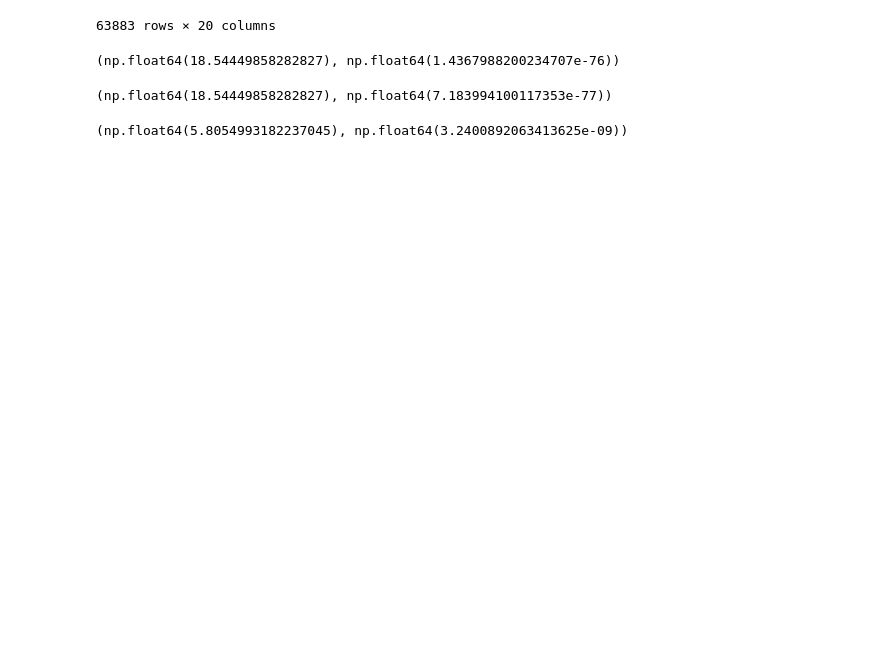
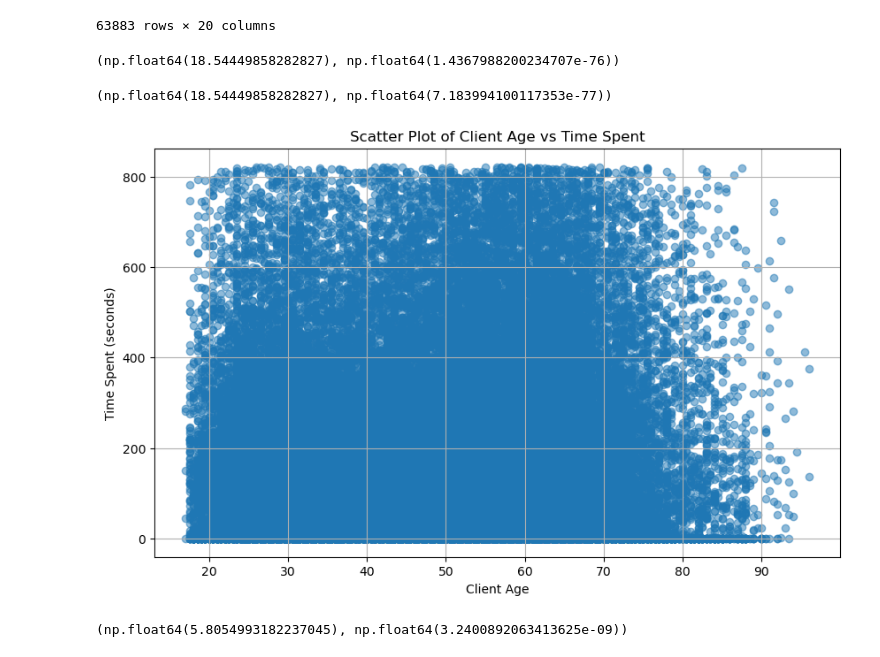
Before and after one commit to Ghonaim32/week5_6_project, a Jupyter notebook: notebooks/analysis_anas.ipynb, the cells around one changed output. Cells and saved outputs as stored; diff of their text form; code cells hidden in the pictures; blank space fills up the shorter version.

```diff
--- a/notebooks/analysis_anas.ipynb
+++ b/notebooks/analysis_anas.ipynb
@@ -569,6 +588,18 @@ t_stat, p_value
 # We reject the null hypothesis since the p-value is less than 0.05. Therefore, clients over 50 years old take more time in each visit than clients under 50 years old.
 # %% [output]
 (np.float64(18.54449858282827), np.float64(7.183994100117353e-77))
+# %%
+# Create scatter plot for clnt_age vs time_spent
+import matplotlib.pyplot as plt
+plt.figure(figsize=(10,6))
+plt.scatter(df['clnt_age'], df['time_spent'], alpha=0.5)
+plt.title('Scatter Plot of Client Age vs Time Spent')
+plt.xlabel('Client Age')
+plt.ylabel('Time Spent (seconds)')
+plt.grid()
+plt.show()
+# %% [output]
+[figure, added]
 # %%
 # Hypothesis testing for time spent by olrder clients in test group vs older clients in control group
 older_clients_test = df[(df['clnt_age'] > 50) & (df['Variation'] == 'Test')]['time_spent']
```
Also changed, not shown: parts of 14 cells of this notebook, 14 other files.
